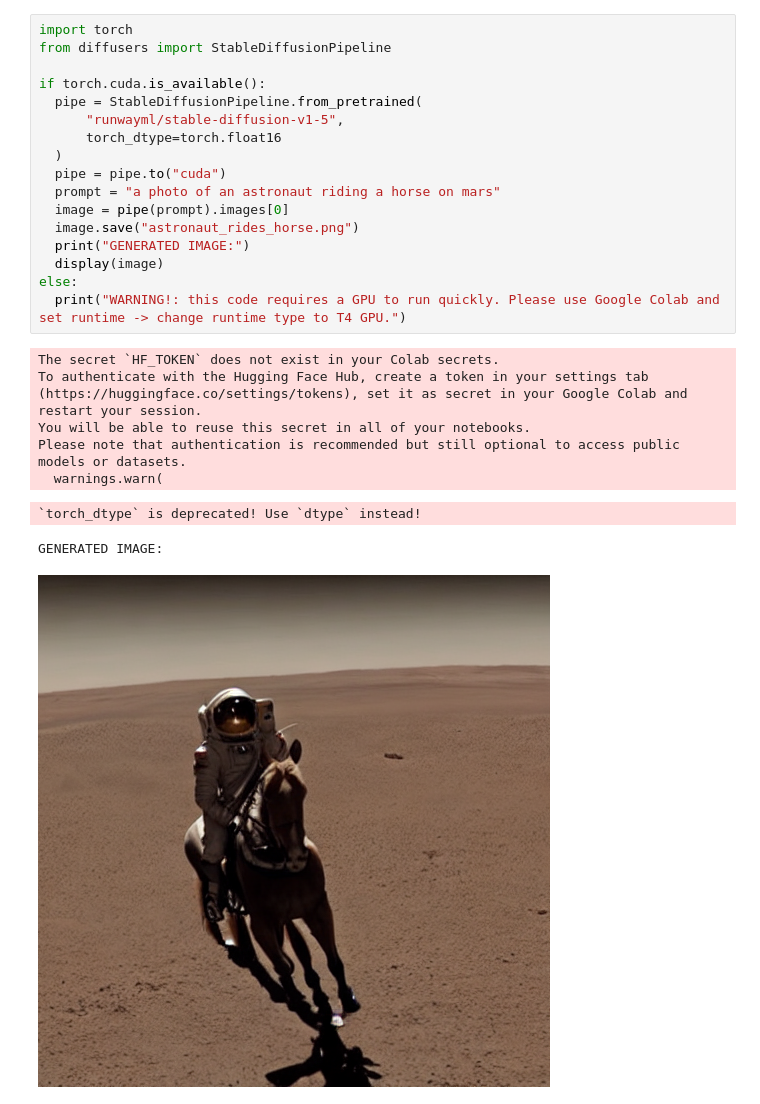
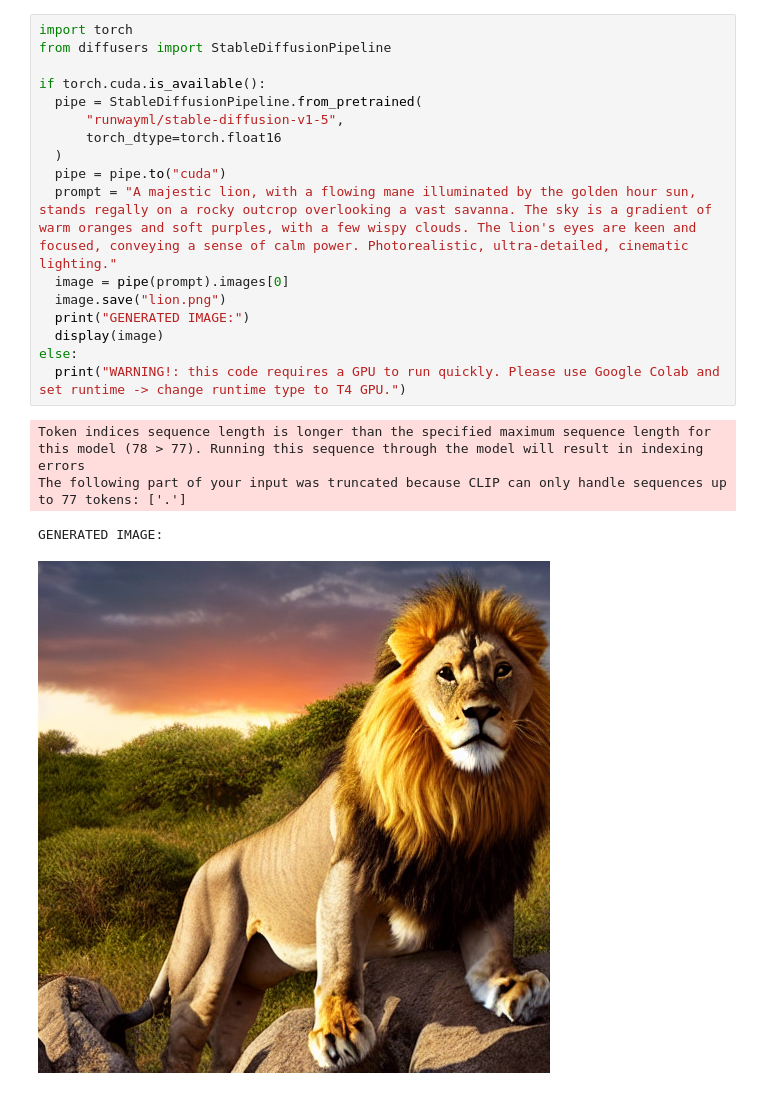
Before and after one commit to Yashas08-RY/CODSOFT, a Jupyter notebook: image_generator.ipynb, the cells around one changed output. Cells and saved outputs as stored; diff of their text form.

```diff
--- a/image_generator.ipynb
+++ b/image_generator.ipynb
@@ -3,26 +3,22 @@
 # %%
 import torch
 from diffusers import StableDiffusionPipeline
 
 if torch.cuda.is_available():
   pipe = StableDiffusionPipeline.from_pretrained(
       "runwayml/stable-diffusion-v1-5",
       torch_dtype=torch.float16
   )
   pipe = pipe.to("cuda")
-  prompt = "a photo of an astronaut riding a horse on mars"
+  prompt = "A majestic lion, with a flowing mane illuminated by the golden hour sun, stands regally on a rocky outcrop overlooking a vast savanna. The sky is a gradient of warm oranges and soft purples, with a few wispy clouds. The lion's eyes are keen and focused, conveying a sense of calm power. Photorealistic, ultra-detailed, cinematic lighting."
   image = pipe(prompt).images[0]
-  image.save("astronaut_rides_horse.png")
+  image.save("lion.png")
   print("GENERATED IMAGE:")
   display(image)
 else:
   print("WARNING!: this code requires a GPU to run quickly. Please use Google Colab and set runtime -> change runtime type to T4 GPU.")
 # %% [output]
-The secret `HF_TOKEN` does not exist in your Colab secrets.
-To authenticate with the Hugging Face Hub, create a token in your settings tab (https://huggingface.co/settings/tokens), set it as secret in your Google Colab and restart your session.
-You will be able to reuse this secret in all of your notebooks.
-Please note that authentication is recommended but still optional to access public models or datasets.
-  warnings.warn(
+Token indices sequence length is longer than the specified maximum sequence length for this model (78 > 77). Running this sequence through the model will result in indexing errors
+The following part of your input was truncated because CLIP can only handle sequences up to 77 tokens: ['.']
-`torch_dtype` is deprecated! Use `dtype` instead!
+GENERATED IMAGE:
-GENERATED IMAGE:
-[figure, old version]
+[figure, new version]
```
